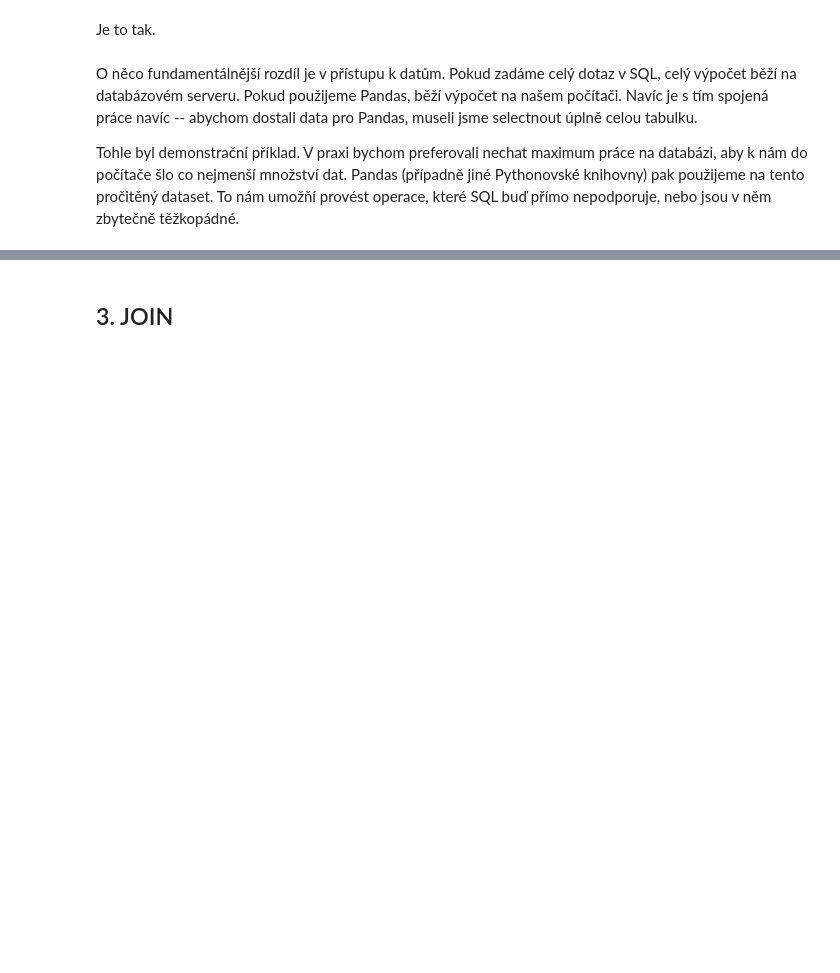
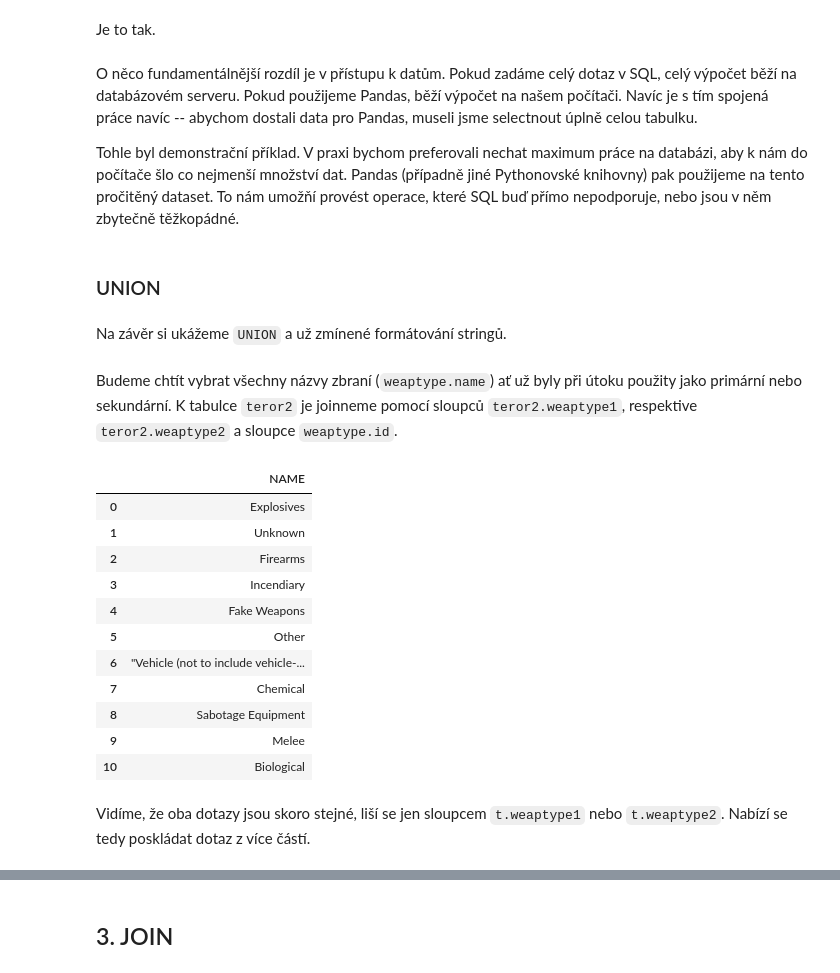
Before and after one commit to tomaskala/pandas-intro, a Jupyter notebook: lekce03_databaze/lekce.ipynb, the cells around one changed output, grey strips where cells are left out. Cells and saved outputs as stored; diff of their text form; code cells hidden in the pictures; blank space fills up the shorter version.

```diff
--- a/lekce03_databaze/lekce.ipynb
+++ b/lekce03_databaze/lekce.ipynb
@@ -334,3 +338,38 @@ Je to tak.
 O něco fundamentálnější rozdíl je v přístupu k datům. Pokud zadáme celý dotaz v SQL, celý výpočet běží na databázovém serveru. Pokud použijeme Pandas, běží výpočet na našem počítači. Navíc je s tím spojená práce navíc -- abychom dostali data pro Pandas, museli jsme selectnout úplně celou tabulku.
 
 Tohle byl demonstrační příklad. V praxi bychom preferovali nechat maximum práce na databázi, aby k nám do počítače šlo co nejmenší množství dat. Pandas (případně jiné Pythonovské knihovny) pak použijeme na tento pročitěný dataset. To nám umožňí provést operace, které SQL buď přímo nepodporuje, nebo jsou v něm zbytečně těžkopádné.
+# %% [markdown]
+### UNION
+# %% [markdown]
+Na závěr si ukážeme `UNION` a už zmínené formátování stringů.
+# %% [markdown]
+Budeme chtít vybrat všechny názvy zbraní (`weaptype.name`) ať už byly při útoku použity jako primární nebo sekundární. K tabulce `teror2` je joinneme pomocí sloupců `teror2.weaptype1`, respektive `teror2.weaptype2` a sloupce `weaptype.id`.
+# %%
+sql = """
+SELECT w.name
+FROM teror2 t
+JOIN weaptype w
+ON t.weaptype1 = w.id
+UNION
+SELECT w.name
+FROM teror2 t
+JOIN weaptype w
+ON t.weaptype2 = w.id
+"""
+
+pd.read_sql(sql, conn)
+# %% [output]
+|  | NAME |
+| 0 | Explosives |
+| 1 | Unknown |
+| 2 | Firearms |
+| 3 | Incendiary |
+| 4 | Fake Weapons |
+| 5 | Other |
+| 6 | "Vehicle (not to include vehicle-... |
+| 7 | Chemical |
+| 8 | Sabotage Equipment |
+| 9 | Melee |
+| 10 | Biological |
+# %% [markdown]
+Vidíme, že oba dotazy jsou skoro stejné, liší se jen sloupcem `t.weaptype1` nebo `t.weaptype2`. Nabízí se tedy poskládat dotaz z více částí.
```
Also changed, not shown: parts of 6 cells of this notebook.
